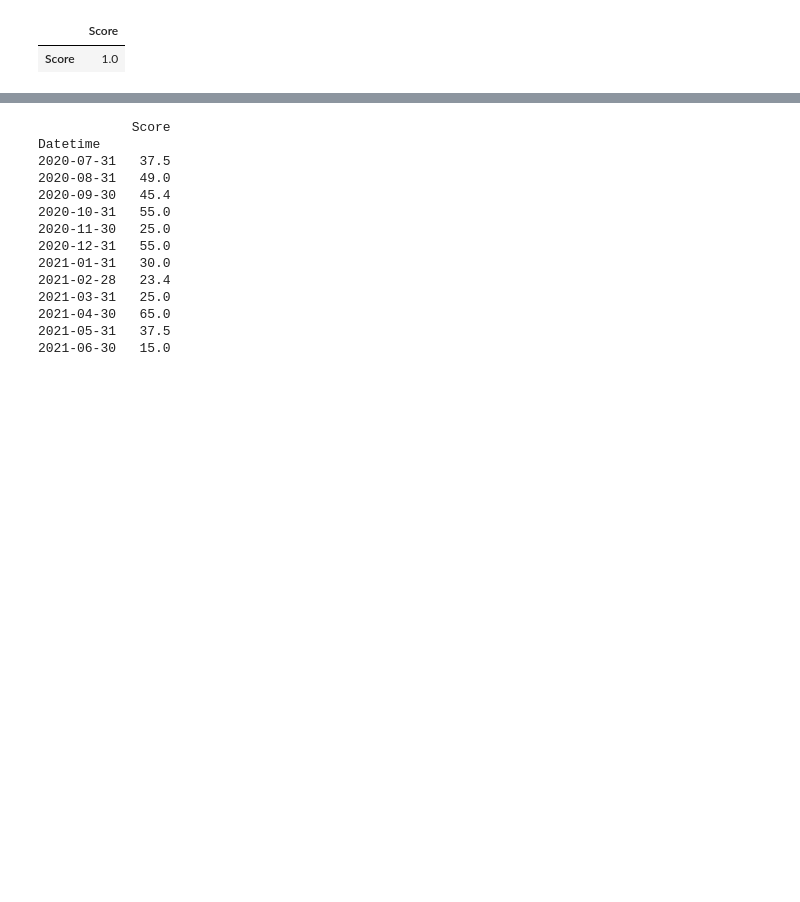
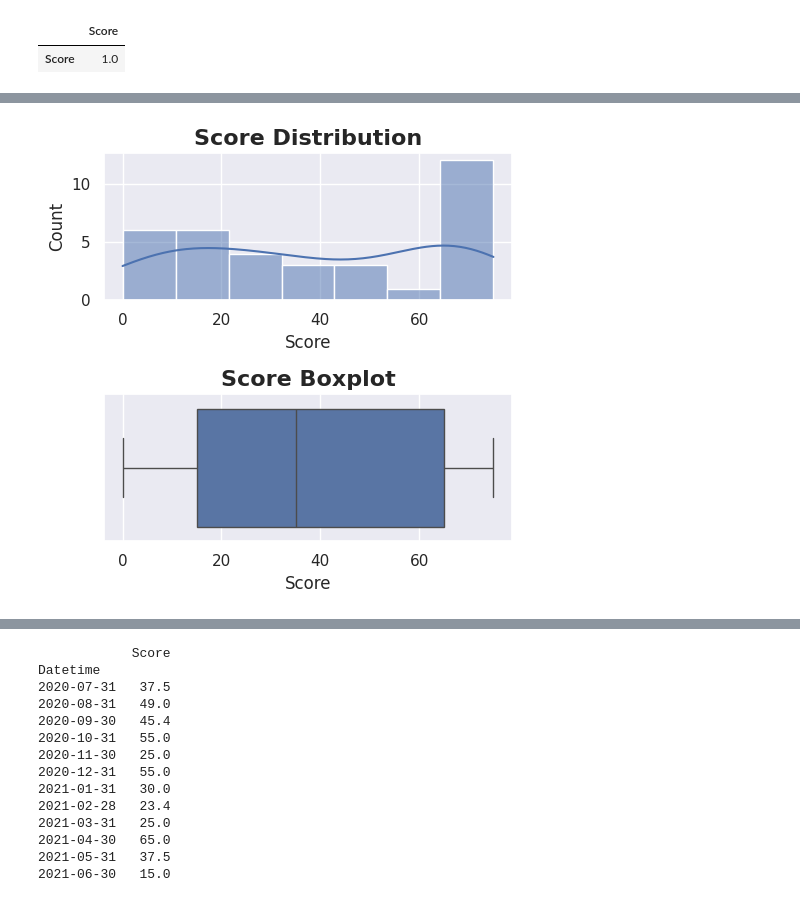
Before and after one commit to AhmAnwar/accenture_virtual_experience_VE_by_Forage, a Jupyter notebook: accenture-virtual-experience-ve-by-forage.ipynb, the cells around one changed output, grey strips where cells are left out. Drawn from its saved outputs; the diff is of its cells as text; code cells hidden in the pictures; blank space fills up the shorter version.

```diff
--- a/accenture-virtual-experience-ve-by-forage.ipynb
+++ b/accenture-virtual-experience-ve-by-forage.ipynb
@@ -241,0 +261,22 @@ Name: Score, dtype: float64
+# %%
+# visualizing data
+
+plt.figure(figsize= (5, 5))
+
+plt.subplot(2, 1, 1)
+sns.histplot(data= df,
+             x= 'Score',
+             bins= 'auto',
+             kde= True)
+plt.title('Score Distribution', fontdict= {'size': 16, 'weight': 'bold'})
+
+
+plt.subplot(2, 1, 2)
+sns.boxplot(data= df,
+            x= 'Score')
+plt.title('Score Boxplot', fontdict= {'size': 16, 'weight': 'bold'})
+
+plt.tight_layout()
+plt.show()
+# %% [output]
+[figure, added]
```
Also changed, not shown: parts of 19 cells of this notebook.
